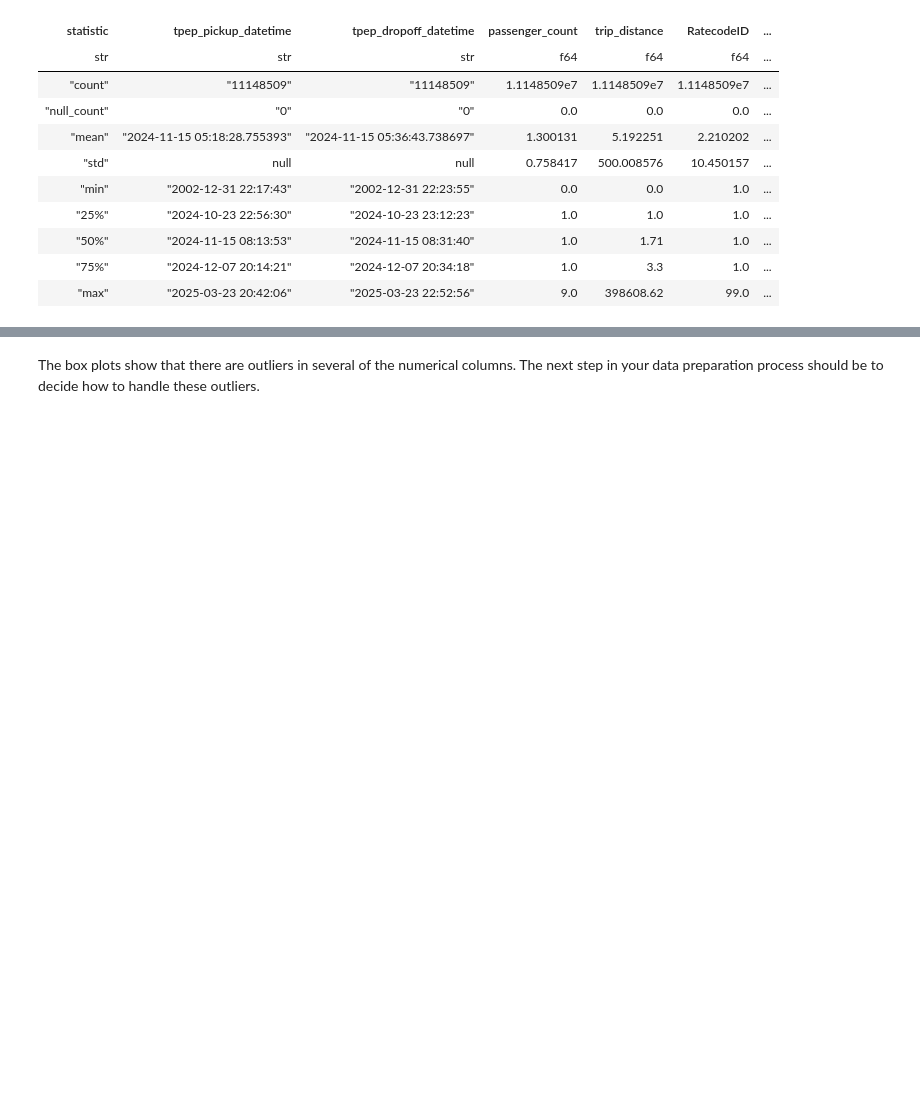
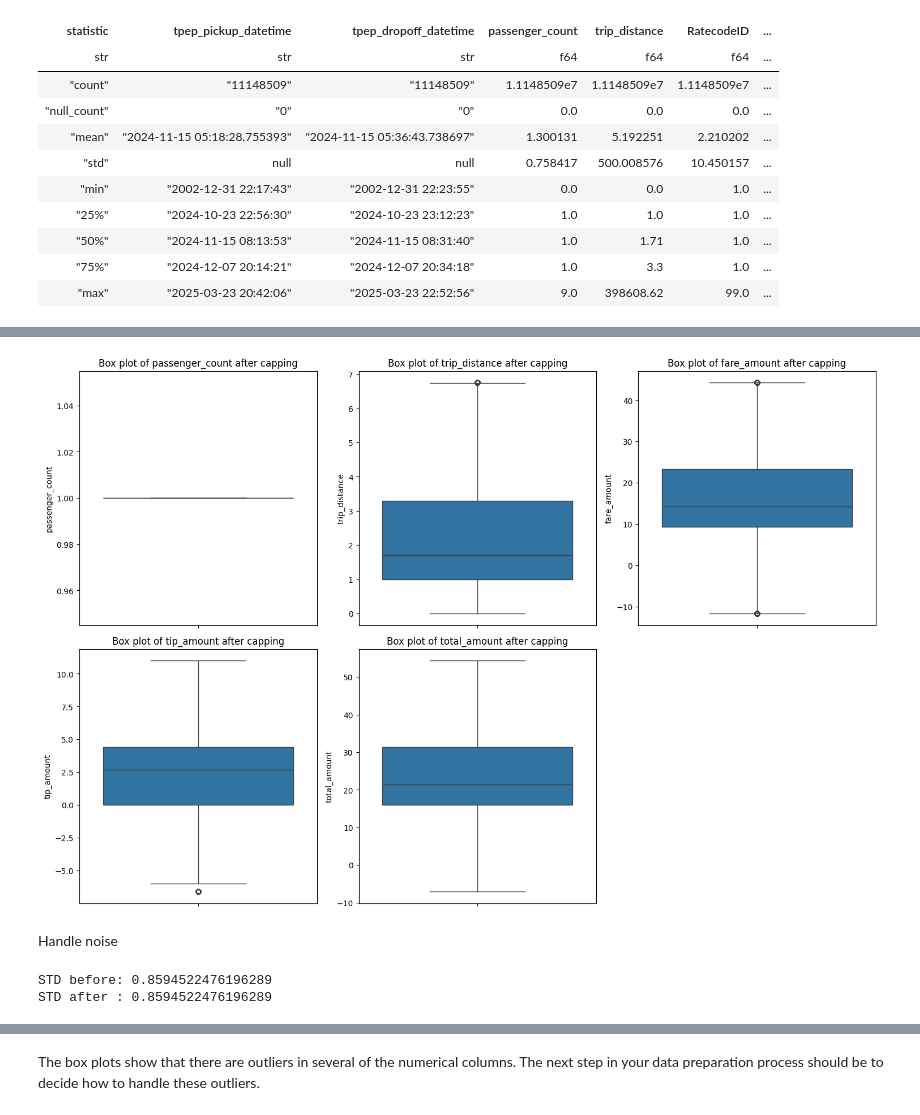
Before and after one commit to TKhahahah/Text_Analytics, a Jupyter notebook: TK_Data_Analytics_and_Modeling.ipynb, the cells around one changed output, grey strips where cells are left out. Cells and saved outputs as stored; diff of their text form; code cells hidden in the pictures; blank space fills up the shorter version.

```diff
--- a/TK_Data_Analytics_and_Modeling.ipynb
+++ b/TK_Data_Analytics_and_Modeling.ipynb
@@ -338,18 +481,23 @@ shape: (9, 11)
 # %%
-# import matplotlib.pyplot as plt
-# import seaborn as sns
+# Check outliers after capping by looking at box plots
+import matplotlib.pyplot as plt
+import seaborn as sns
 
-# # Select numerical columns for box plots
-# numerical_cols = ['passenger_count', 'trip_distance', 'fare_amount', 'tip_amount', 'total_amount']
+# Select numerical columns for box plots
+numerical_cols = ['passenger_count', 'trip_distance', 'fare_amount', 'tip_amount', 'total_amount']
 
-# # Convert Polars DataFrame to Pandas DataFrame for seaborn plotting
-# cl_quarters4_ytaxi_pandas = cl_quarters4_ytaxi.to_pandas()
+# Convert Polars DataFrame to Pandas DataFrame for seaborn plotting
+pl_df_pandas = pl_df.to_pandas()
 
-# # Create box plots for each numerical column
-# plt.figure(figsize=(15, 10))
-# for i, col in enumerate(numerical_cols):
-#     plt.subplot(2, 3, i + 1)
-#     sns.boxplot(y=cl_quarters4_ytaxi_pandas[col])
-#     plt.title(f'Box plot of {col}')
-# plt.tight_layout()
-# plt.show()
+# Create box plots for each numerical column
+plt.figure(figsize=(15, 10))
+for i, col in enumerate(numerical_cols):
+    plt.subplot(2, 3, i + 1)
+    sns.boxplot(y=pl_df_pandas[col])
+    plt.title(f'Box plot of {col} after capping')
+plt.tight_layout()
+plt.show()
+# %% [output]
+[figure, added]
+# %% [markdown]
+Handle noise
@@ -355,0 +508,6 @@ shape: (9, 11)
+# %%
+print("STD before:", pl_df_pandas['fare_amount'].std())
+print("STD after :", pl_df_pandas['fare_amount'].std())
+# %% [output]
+STD before: 0.8594522476196289
+STD after : 0.8594522476196289
```
Also changed, not shown: parts of 21 cells of this notebook.
